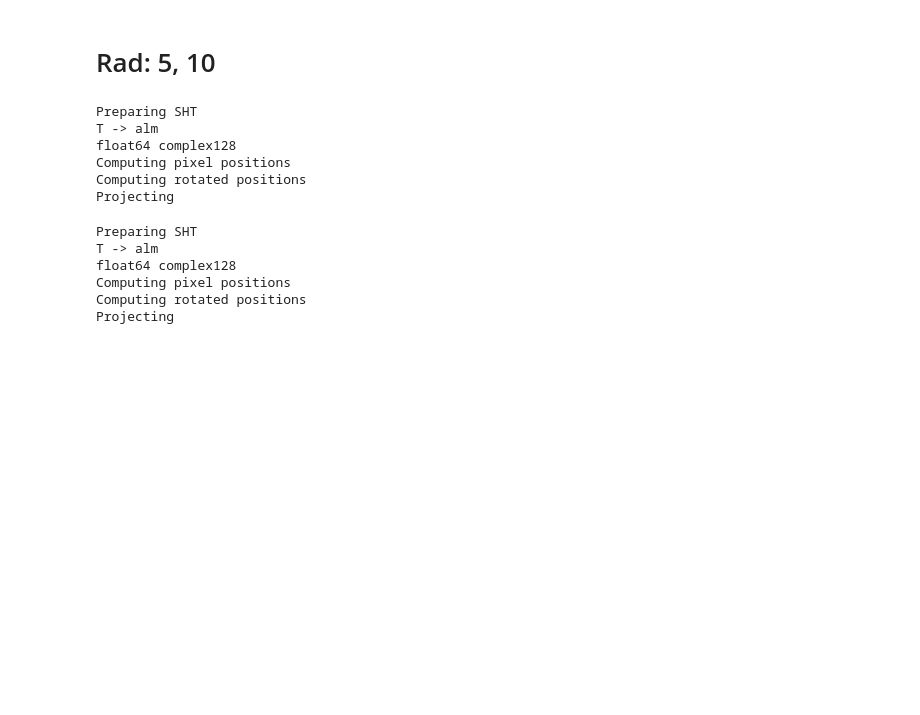
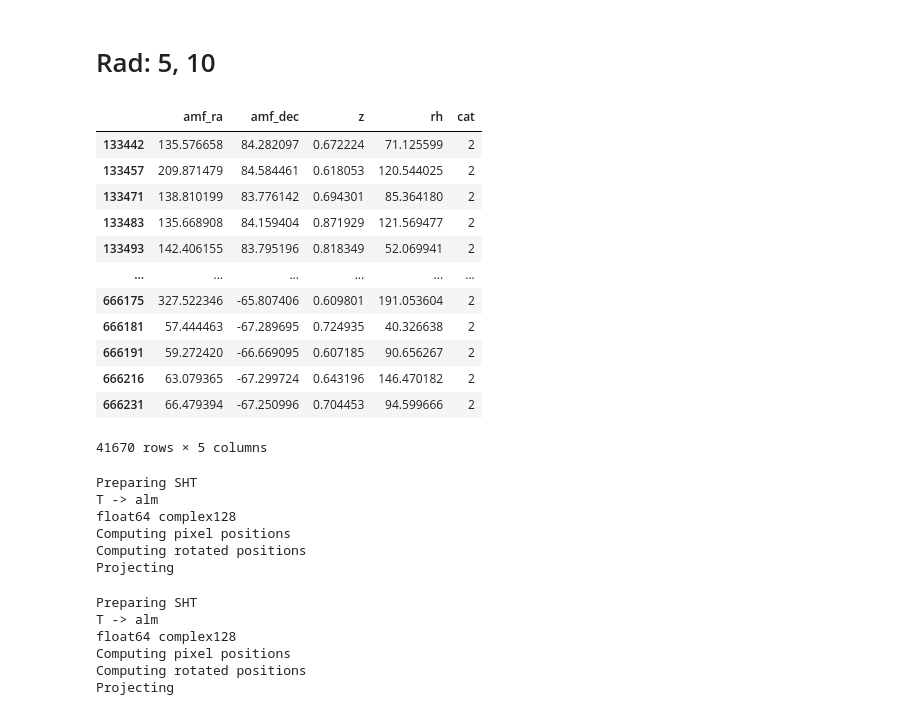
Before and after one commit to dchanda2002/MLCosmo, a Jupyter notebook: 2_make_signals.ipynb, the cells around one changed output. Cells and saved outputs as stored; diff of their text form; code cells hidden in the pictures; blank space fills up the shorter version.

```diff
--- a/2_make_signals.ipynb
+++ b/2_make_signals.ipynb
@@ -78,4 +78,27 @@ def output_signal(signal,signal_ring,output_fp,output_fp_signal):
                signal_ring,
                delimiter=", ",
                fmt='% s')
+# %%
+real = pd.read_csv("data/union3.csv", skiprows = 0)
+real1 = real[(real.z > 1) & (real.cat == 3)]
+real2 = real[(real.z > 1) & (real.cat == 4)]
+real3 = real[(real.z < 1) & (real.z > 0.6) & (real.cat == 2)][::5]
+real4 = real[(real.z < 1) & (real.z > 0.6) & (real.cat.isin([1, 4]))]
+real5 = real[(real.z < 0.6) & (real.z > 0.05) & (real.cat.isin([0, 4]))]
+real6 = real[(real.z < 0.6) & (real.z > 0.05) & (real.cat == 2)]
+real3
+# %% [output]
+|  | amf_ra | amf_dec | z | rh | cat |
+| 133442 | 135.576658 | 84.282097 | 0.672224 | 71.125599 | 2 |
+| 133457 | 209.871479 | 84.584461 | 0.618053 | 120.544025 | 2 |
+| 133471 | 138.810199 | 83.776142 | 0.694301 | 85.364180 | 2 |
+| 133483 | 135.668908 | 84.159404 | 0.871929 | 121.569477 | 2 |
+| 133493 | 142.406155 | 83.795196 | 0.818349 | 52.069941 | 2 |
+| ... | ... | ... | ... | ... | ... |
+| 666175 | 327.522346 | -65.807406 | 0.609801 | 191.053604 | 2 |
+| 666181 | 57.444463 | -67.289695 | 0.724935 | 40.326638 | 2 |
+| 666191 | 59.272420 | -66.669095 | 0.607185 | 90.656267 | 2 |
+| 666216 | 63.079365 | -67.299724 | 0.643196 | 146.470182 | 2 |
+| 666231 | 66.479394 | -67.250996 | 0.704453 | 94.599666 | 2 |
+41670 rows × 5 columns
 # %%
```
Also changed, not shown: parts of 18 cells of this notebook, 1 other file.
